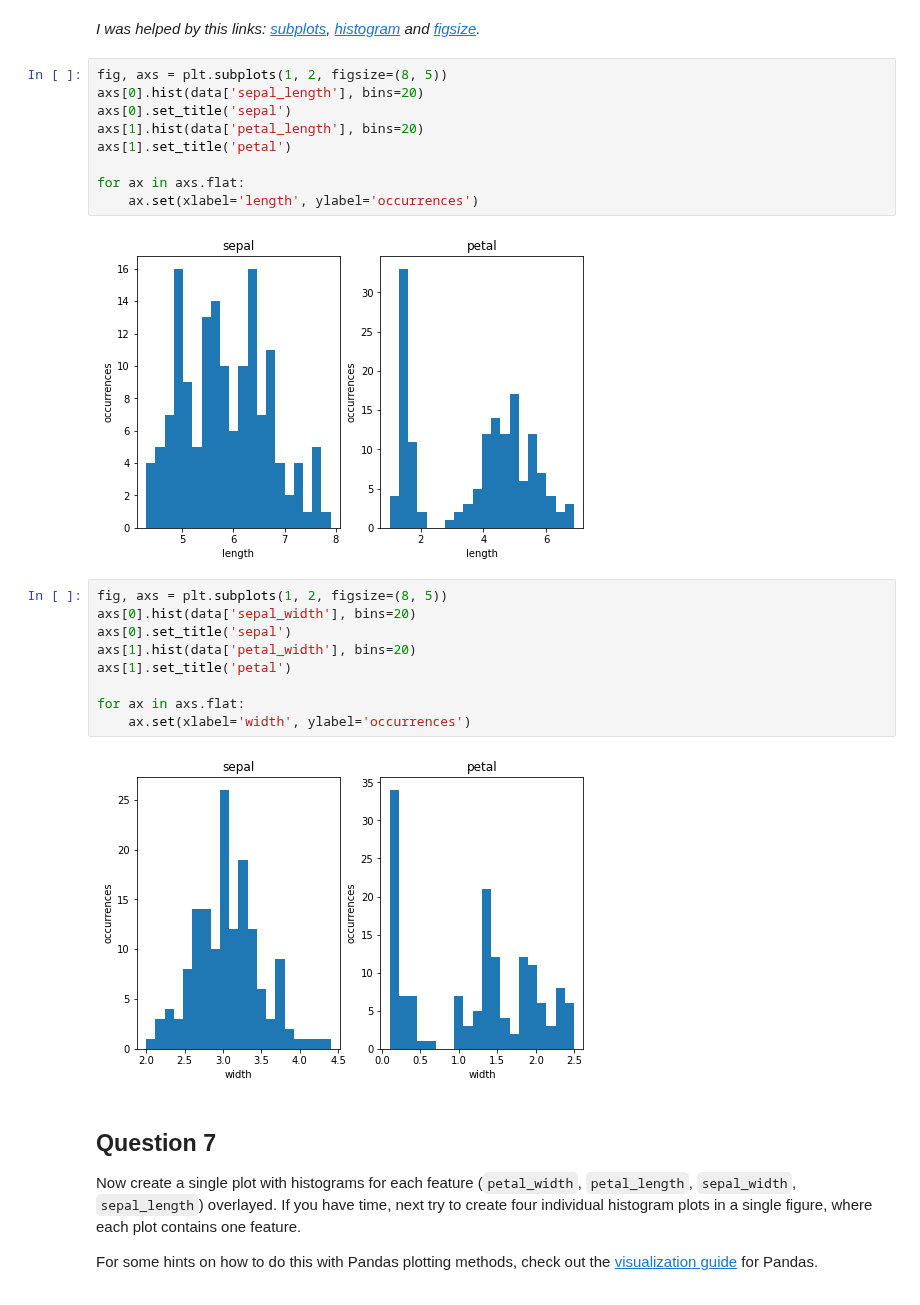
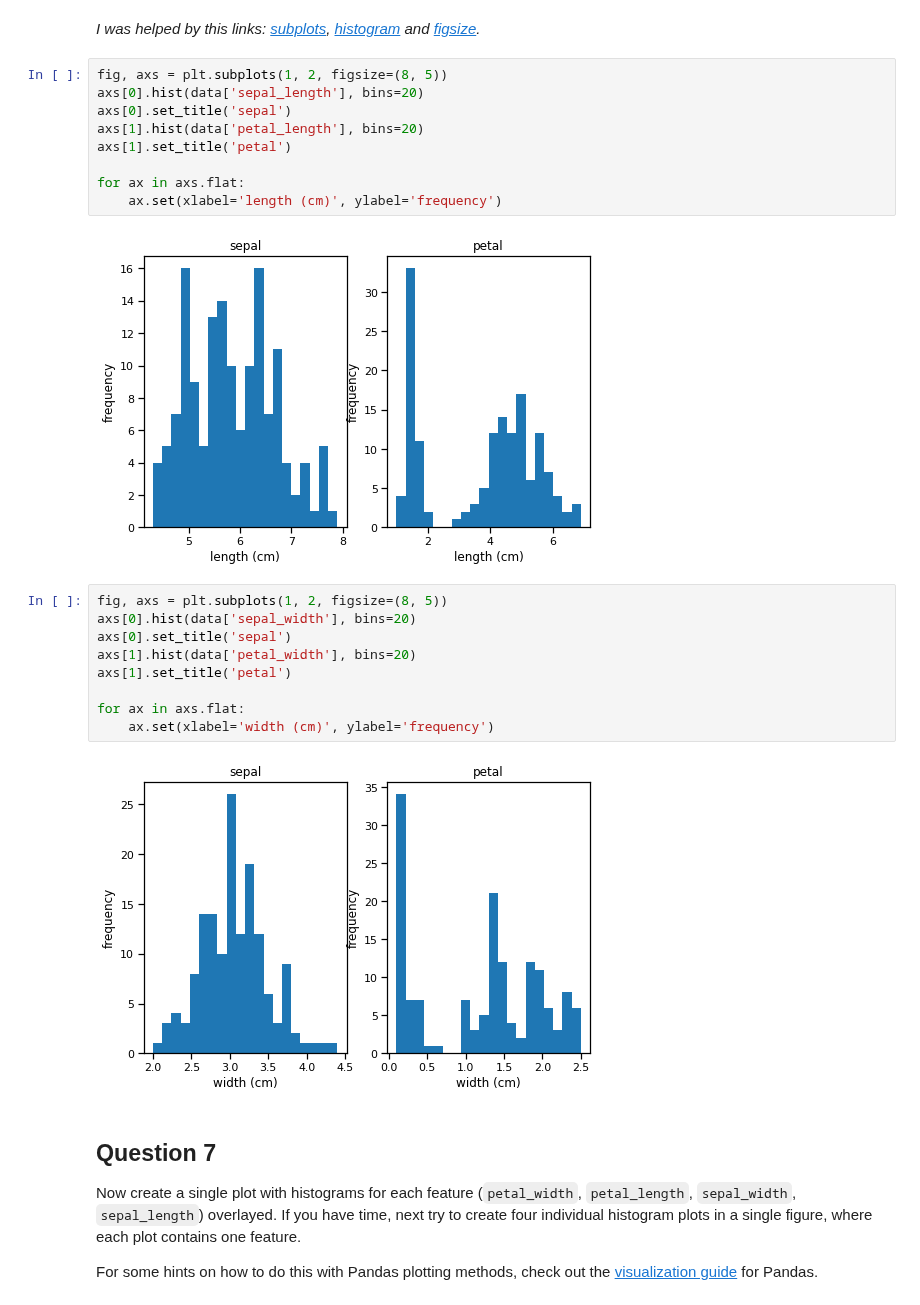
Before and after one commit to MosheMann5750/ML, a Jupyter notebook: Week1_Introduction_to_Machine_Learning_and_Toolkit_HW.ipynb, the cells around one changed output. Cells and saved outputs as stored; diff of their text form.

```diff
--- a/Week1_Introduction_to_Machine_Learning_and_Toolkit_HW.ipynb
+++ b/Week1_Introduction_to_Machine_Learning_and_Toolkit_HW.ipynb
@@ -208,14 +208,14 @@ Make a histogram of any one of the four features. Label axes and title it as app
 # %%
 fig, axs = plt.subplots(1, 2, figsize=(8, 5))
 axs[0].hist(data['sepal_length'], bins=20)
 axs[0].set_title('sepal')
 axs[1].hist(data['petal_length'], bins=20)
 axs[1].set_title('petal')
 
 for ax in axs.flat:
-    ax.set(xlabel='length', ylabel='occurrences')
+    ax.set(xlabel='length (cm)', ylabel='frequency')
 # %% [output]
-[figure, old version]
+[figure, new version]
 # %%
 fig, axs = plt.subplots(1, 2, figsize=(8, 5))
 axs[0].hist(data['sepal_width'], bins=20)
@@ -224,9 +224,9 @@ axs[1].hist(data['petal_width'], bins=20)
 axs[1].set_title('petal')
 
 for ax in axs.flat:
-    ax.set(xlabel='width', ylabel='occurrences')
+    ax.set(xlabel='width (cm)', ylabel='frequency')
 # %% [output]
-[figure, old version]
+[figure, new version]
 # %% [markdown]
 ## Question 7
 
```
Also changed, not shown: parts of 6 cells of this notebook.
